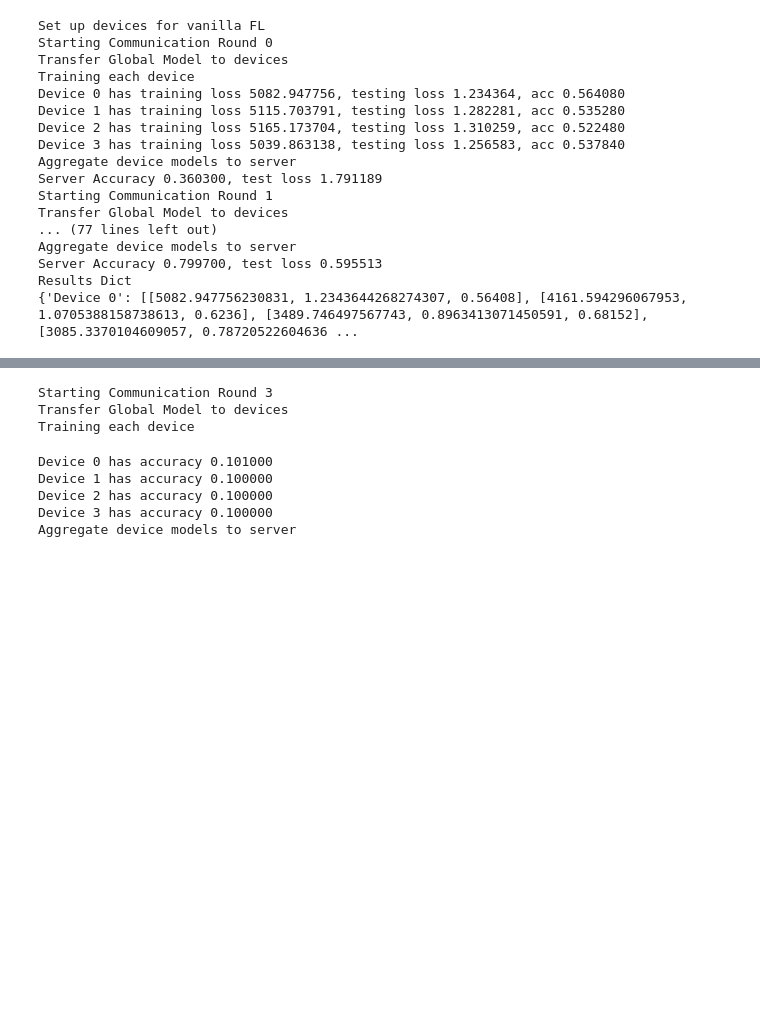
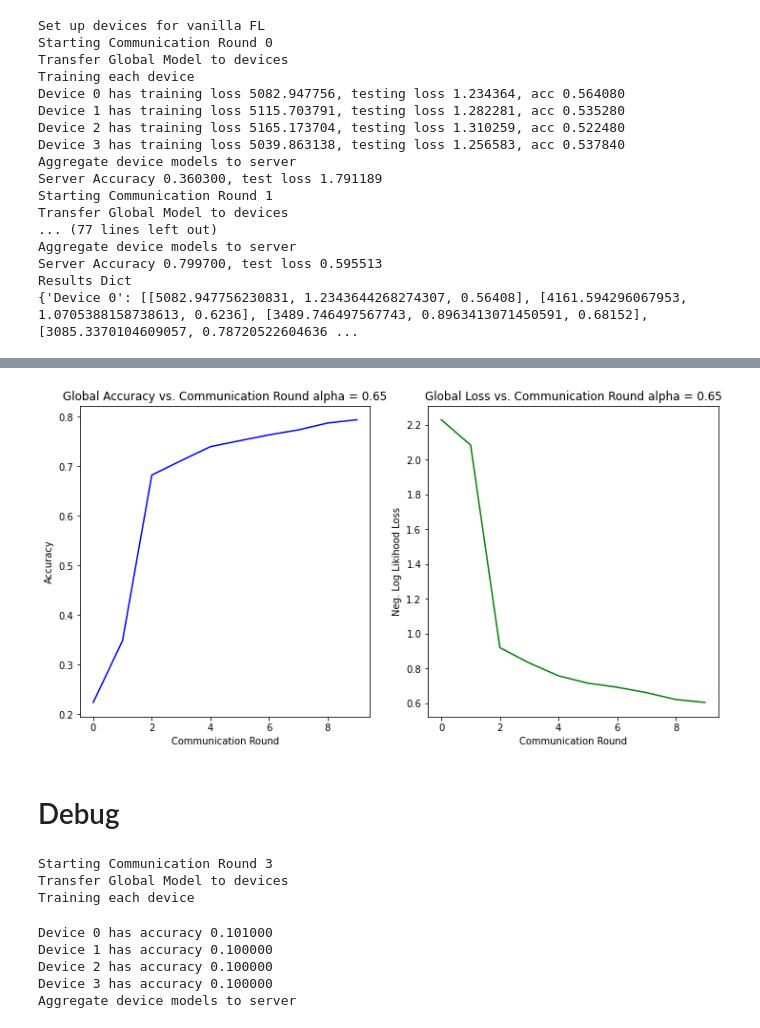
Before and after one commit to adiojha629/HaltConv, a Jupyter notebook: Halt_Dense.ipynb, the cells around one changed output, grey strips where cells are left out. Drawn from its saved outputs; the diff is of its cells as text; code cells hidden in the pictures; blank space fills up the shorter version.

Commit message:
Run alpha = 0.65

```diff
--- a/Halt_Dense.ipynb
+++ b/Halt_Dense.ipynb
@@ -105,23 +125,23 @@ class Model(nn.Module):
     #print(self.Conv1.weight.size())
     #return ConvList
   def getDenseWeights(self):
-    return self.ConvLayers.state_dict()
+    return self.MLP.state_dict()
     # DenseList = []
     # for layer in self.MLP:
     #   if isinstance(layer,nn.Linear):
     #     DenseList.append(layer.state_dict())
     #DenseList = [self.fc1.weight,self.fc2.weight]
     #return DenseList
-  def setConvWeights(self,server):
-    self.ConvLayers.load_state_dict(server.ConvLayers.state_dict())
+  def setConvWeights(self,conv_state_dict):
+    self.ConvLayers.load_state_dict(conv_state_dict)
     # self.Conv1.weight.new_tensor(server.Conv1.weight)
     # self.Conv2.weight.new_tensor(server.Conv2.weight)
     # self.Conv3.weight.new_tensor(server.Conv3.weight)
     # self.Conv4.weight.new_tensor(server.Conv4.weight)
     # self.Conv5.weight.new_tensor(server.Conv5.weight)
     # self.Conv6.weight.new_tensor(server.Conv6.weight)
-  def setDenseWeights(self,server):
-    self.MLP.load_state_dict(server.MLP.state_dict())
+  def setDenseWeights(self,dense_state_dict):
+    self.MLP.load_state_dict(dense_state_dict)
     # self.fc1.weight.new_tensor(server.fc1.weight)
     # self.fc2.weight.new_tensor(server.fc2.weight)
 
@@ -327,3 +420,23 @@ Results Dict
+# %%
+#vanilla_fl_dict = {'Server': [[1.791189040851593, 0.3603], [1.0364729088753462, 0.6331], [0.8723062273774296, 0.6967], [0.8009874275865033, 0.7247], [0.7405818013698329, 0.748], [0.695321643771138, 0.7635], [0.6611248622483574, 0.7776], [0.6337108630706091, 0.7858], [0.6418373847729526, 0.7834], [0.5955128319623647, 0.7997]]}
+test_accuracy = [results_dict['Server'][i][1] for i in range(len(results_dict['Server']))]
+test_loss = [results_dict['Server'][i][0] for i in range(len(results_dict['Server']))]
+
+fig,ax = plt.subplots(1,2,figsize=(12,6))
+ax[0].plot(test_accuracy,'b')
+ax[0].set_title("Global Accuracy vs. Communication Round alpha = 0.65")
+ax[0].set_xlabel("Communication Round")
+ax[0].set_ylabel("Accuracy")
+ax[1].plot(test_loss,'g')
+ax[1].set_title("Global Loss vs. Communication Round alpha = 0.65")
+ax[1].set_xlabel("Communication Round")
+ax[1].set_ylabel("Neg. Log Likihood Loss")
+fig.show()
+fig.savefig("Halt_FL_alpha=.65.png")
+# %% [output]
+[figure, added]
+# %% [markdown]
+# Debug
 # %%
 # to continue training: old needs to be changined for iid data: june 11th
 for i in range(3,10):
```
Also changed, not shown: parts of 6 cells of this notebook.
